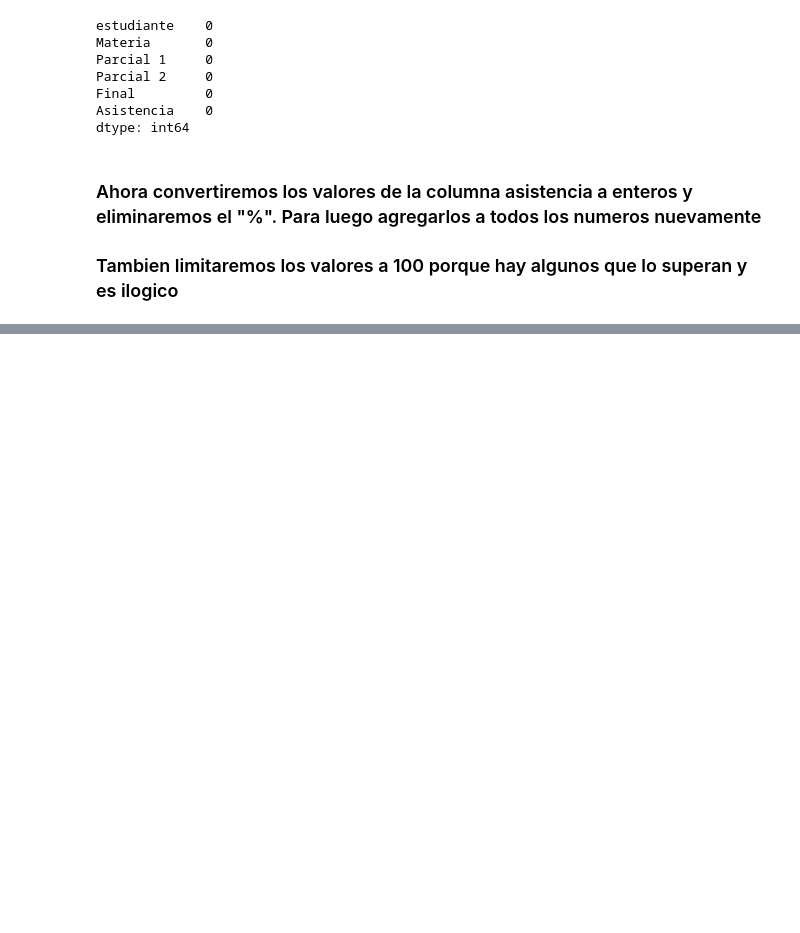
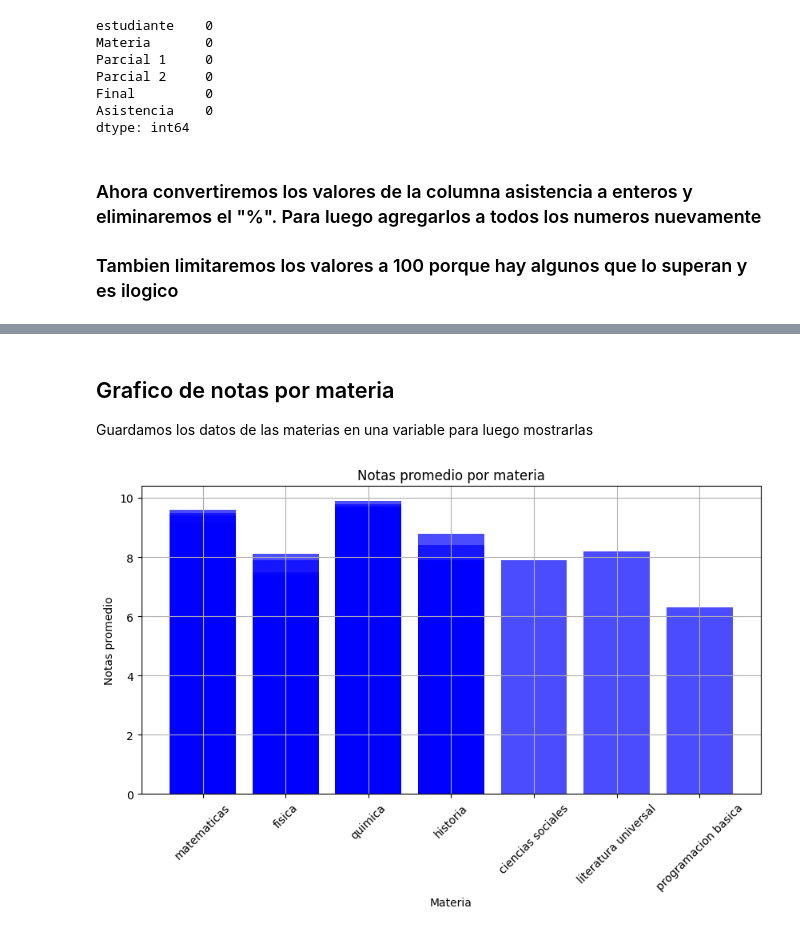
Before and after one commit to Emiliojoa/modelo-parcial, a Jupyter notebook: main (1).ipynb, the cells around one changed output, grey strips where cells are left out. Drawn from its saved outputs; the diff is of its cells as text; code cells hidden in the pictures; blank space fills up the shorter version.

```diff
--- a/main (1).ipynb
+++ b/main (1).ipynb
@@ -171,0 +271,19 @@ df
+# %% [markdown]
+## Grafico de notas por materia
+Guardamos los datos de las materias en una variable para luego mostrarlas
+# %%
+notas_por_materia=df[["Materia", "Final"]].copy()
+notas_por_materia["Final"]=notas_por_materia["Final"].round(2)
+notas_por_materia.groupby("Materia")["Final"].mean().round(2)
+
+
+plt.figure(figsize=(10, 5))
+plt.title("Notas promedio por materia")
+plt.bar(notas_por_materia["Materia"], notas_por_materia["Final"], color="blue", alpha=0.7)
+plt.xlabel("Materia")
+plt.ylabel("Notas promedio")
+plt.xticks(rotation=45)
+plt.grid()
+plt.show()
+# %% [output]
+[figure, added]
```
Also changed, not shown: parts of 15 cells of this notebook, 1 other file.
